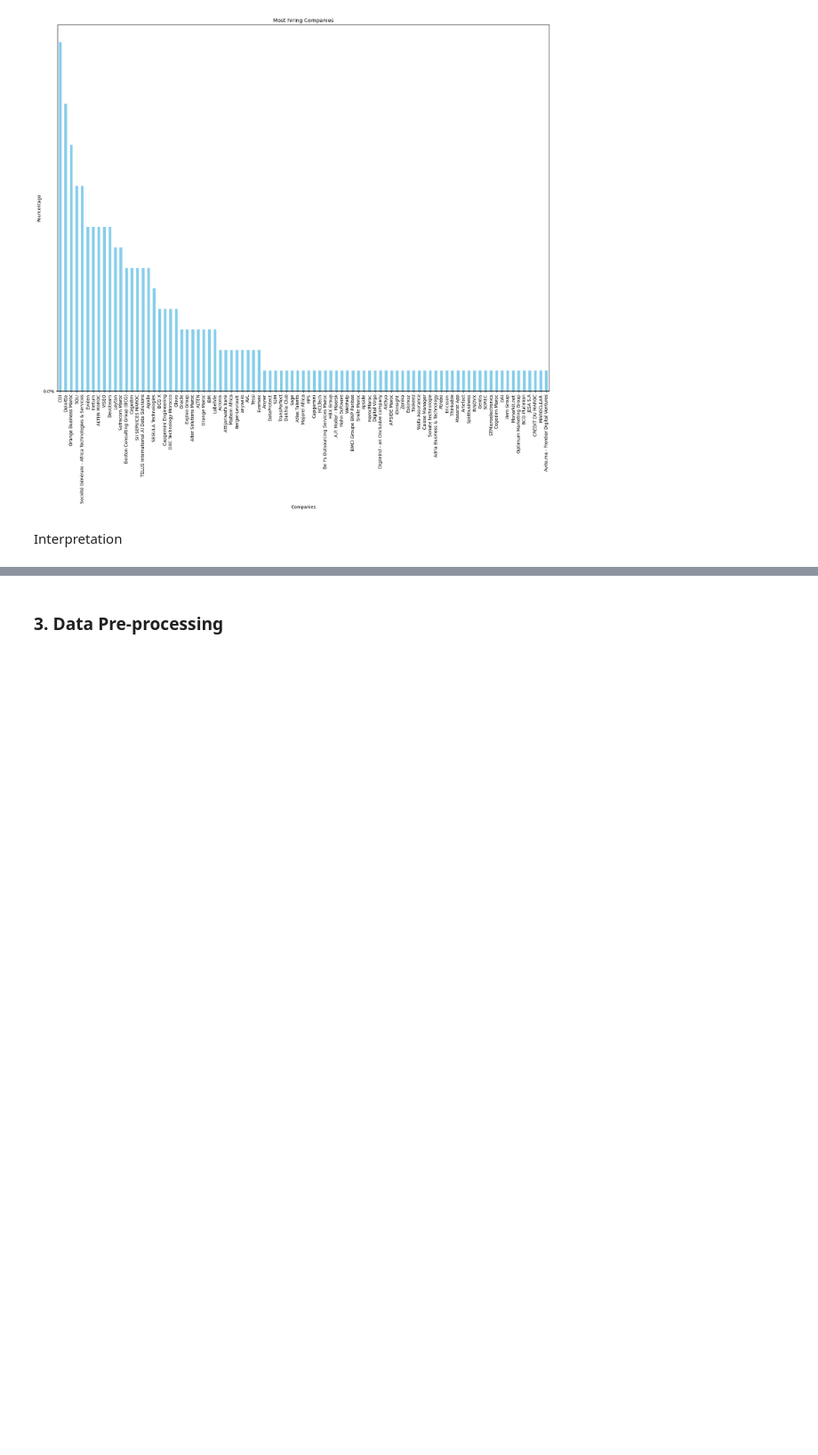
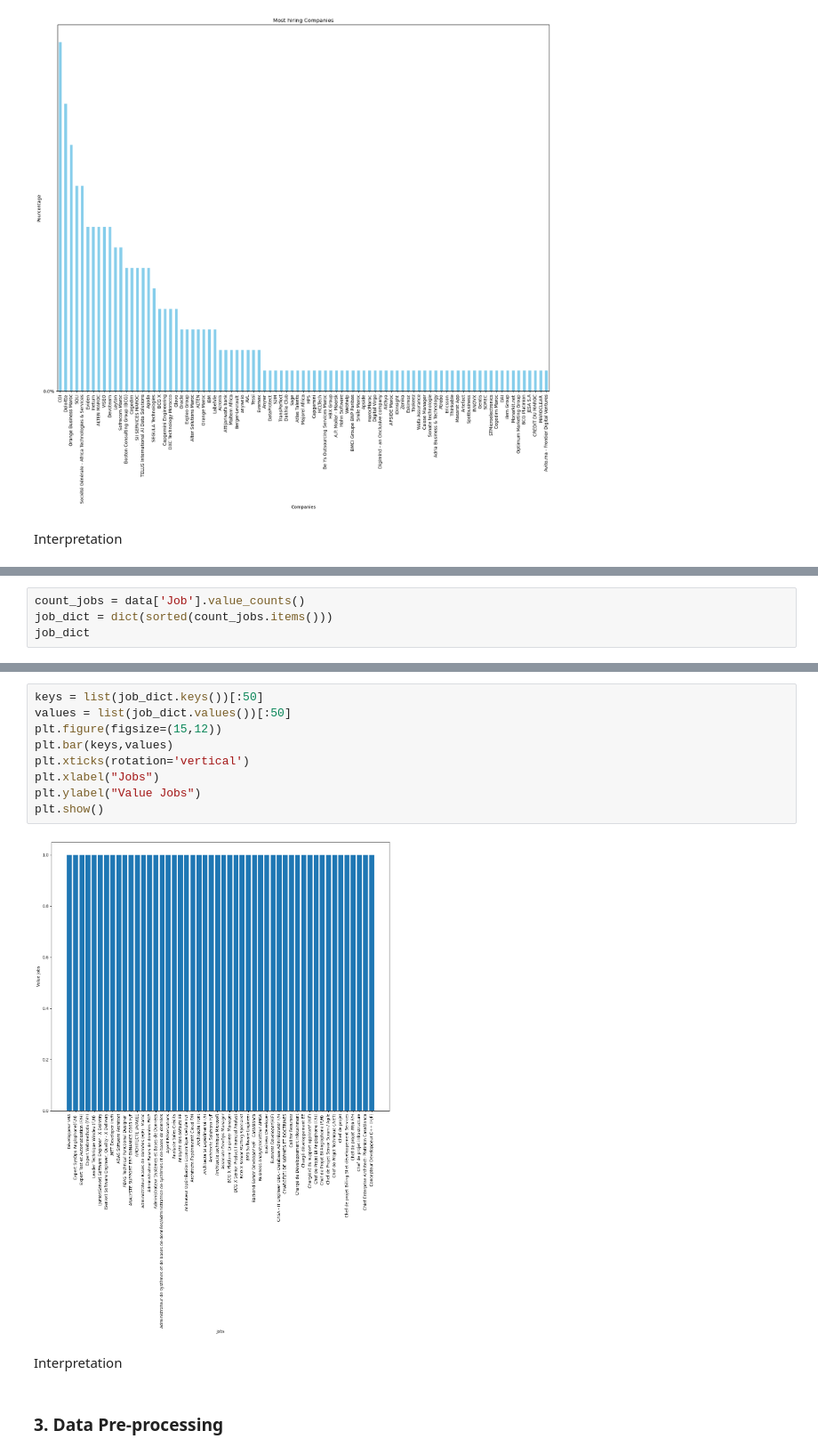
Before and after one commit to najouaelfethi/LinkdInDataAnalytisis, a Jupyter notebook: linkdinDA.ipynb, the cells around one changed output, grey strips where cells are left out. Shown: that part at 89% size. Saved outputs shown, nothing was run; the diff lists cells and outputs as text; blank space fills up the shorter version.

```diff
--- a/linkdinDA.ipynb
+++ b/linkdinDA.ipynb
@@ -162,0 +252,4 @@ plt.show()
+# %%
+count_jobs = data['Job'].value_counts()
+job_dict = dict(sorted(count_jobs.items()))
+job_dict
@@ -163,3 +274,16 @@ plt.show()
+# %%
+keys = list(job_dict.keys())[:50]
+values = list(job_dict.values())[:50]
+plt.figure(figsize=(15,12))
+plt.bar(keys,values)
+plt.xticks(rotation='vertical')
+plt.xlabel("Jobs")
+plt.ylabel("Value Jobs")
+plt.show()
+# %% [output]
+[figure, added]
+# %% [markdown]
+<font color=sky-blue>Interpretation</font><br>
 # %% [markdown]
 ### 3. Data Pre-processing
 # %% [markdown]
```
Also changed, not shown: parts of 30 cells of this notebook.
